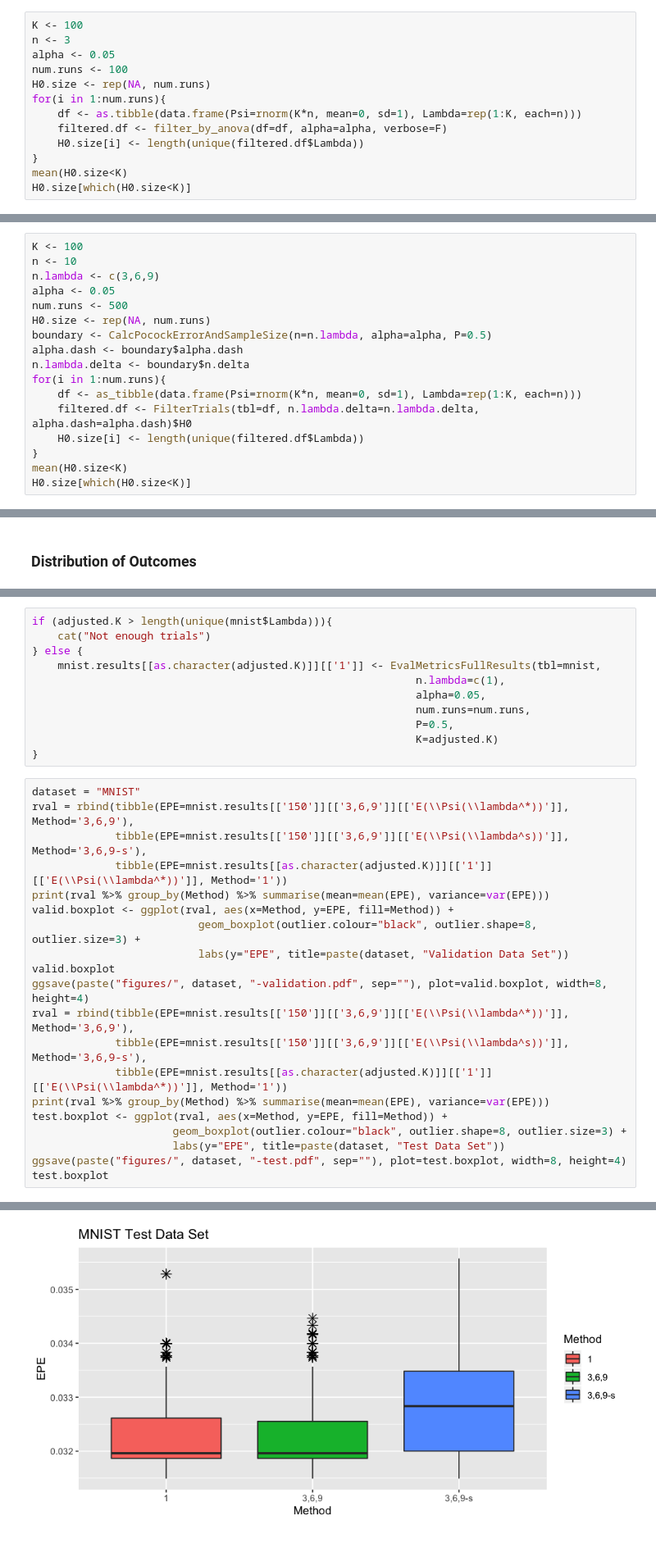
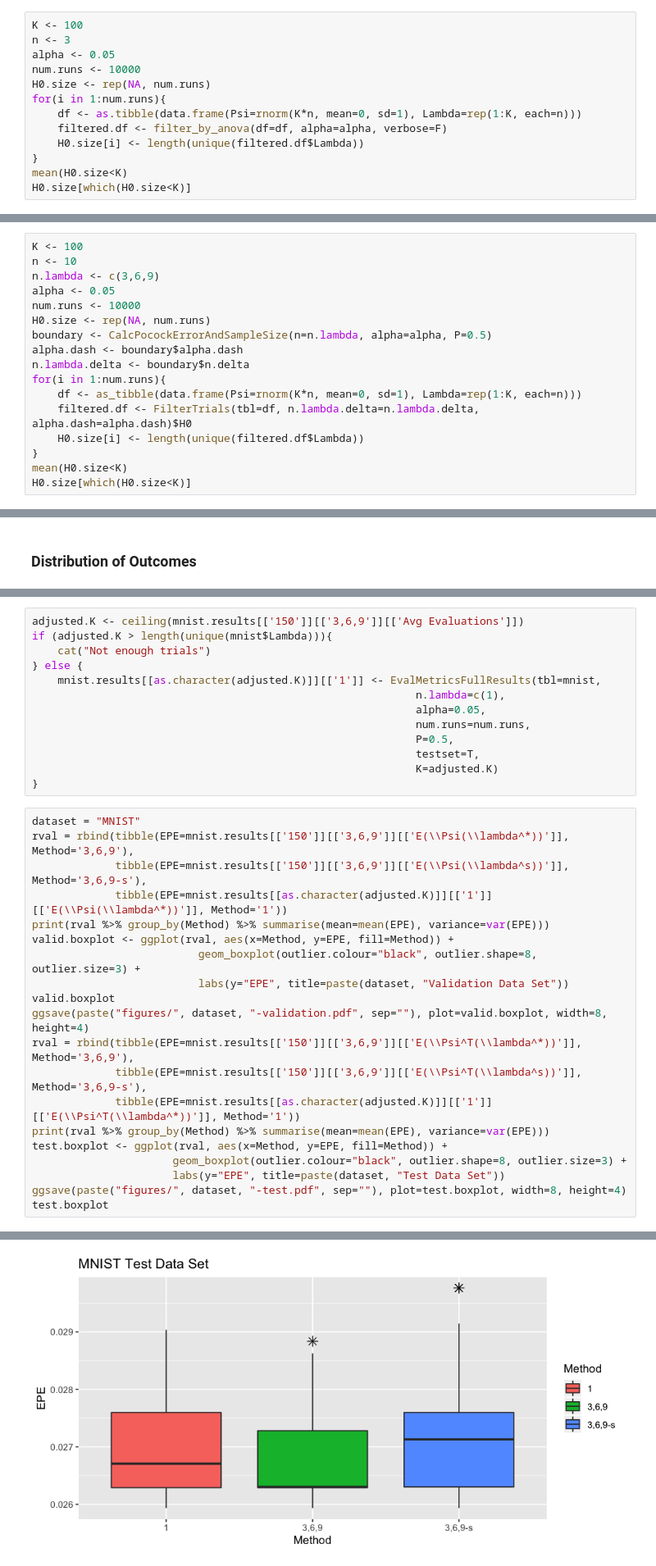
Before and after one commit to LarsHH/reproducible-hyperparameter-optimization-jcgs-2019, a Jupyter notebook: evaluation.ipynb, the cells around one changed output, grey strips where cells are left out. Shown at 82% size. Cells and saved outputs as stored; diff of their text form.

Commit message:
rerun results

```diff
--- a/evaluation.ipynb
+++ b/evaluation.ipynb
@@ -456,7 +447,7 @@ TableCreator <- function(results=NULL, caption="", label="") {
 K <- 100
 n <- 3
 alpha <- 0.05
-num.runs <- 100
+num.runs <- 10000
 H0.size <- rep(NA, num.runs)
 for(i in 1:num.runs){
     df <- as.tibble(data.frame(Psi=rnorm(K*n, mean=0, sd=1), Lambda=rep(1:K, each=n)))
@@ -475,7 +468,7 @@ K <- 100
 n <- 10
 n.lambda <- c(3,6,9)
 alpha <- 0.05
-num.runs <- 500
+num.runs <- 10000
 H0.size <- rep(NA, num.runs)
 boundary <- CalcPocockErrorAndSampleSize(n=n.lambda, alpha=alpha, P=0.5)
 alpha.dash <- boundary$alpha.dash
@@ -695,4 +661,5 @@ adjusted.K <- ceiling(mnist.results[['150']][['3,6,9']][['Avg Evaluations']])
 # %%
+adjusted.K <- ceiling(mnist.results[['150']][['3,6,9']][['Avg Evaluations']])
 if (adjusted.K > length(unique(mnist$Lambda))){
     cat("Not enough trials")
 } else {
@@ -701,6 +668,7 @@ if (adjusted.K > length(unique(mnist$Lambda))){
                                                             alpha=0.05,
                                                             num.runs=num.runs,
                                                             P=0.5,
+                                                            testset=T,
                                                             K=adjusted.K)
 }
 # %%
@@ -714,9 +682,9 @@ valid.boxplot <- ggplot(rval, aes(x=Method, y=EPE, fill=Method)) +
                           labs(y="EPE", title=paste(dataset, "Validation Data Set"))
 valid.boxplot
 ggsave(paste("figures/", dataset, "-validation.pdf", sep=""), plot=valid.boxplot, width=8, height=4)
-rval = rbind(tibble(EPE=mnist.results[['150']][['3,6,9']][['E(\\Psi(\\lambda^*))']], Method='3,6,9'),
-             tibble(EPE=mnist.results[['150']][['3,6,9']][['E(\\Psi(\\lambda^s))']], Method='3,6,9-s'),
-             tibble(EPE=mnist.results[[as.character(adjusted.K)]][['1']][['E(\\Psi(\\lambda^*))']], Method='1'))
+rval = rbind(tibble(EPE=mnist.results[['150']][['3,6,9']][['E(\\Psi^T(\\lambda^*))']], Method='3,6,9'),
+             tibble(EPE=mnist.results[['150']][['3,6,9']][['E(\\Psi^T(\\lambda^s))']], Method='3,6,9-s'),
+             tibble(EPE=mnist.results[[as.character(adjusted.K)]][['1']][['E(\\Psi^T(\\lambda^*))']], Method='1'))
 print(rval %>% group_by(Method) %>% summarise(mean=mean(EPE), variance=var(EPE)))
 test.boxplot <- ggplot(rval, aes(x=Method, y=EPE, fill=Method)) +
                       geom_boxplot(outlier.colour="black", outlier.shape=8, outlier.size=3) +
@@ -740,4 +708,4 @@ test.boxplot
-[figure, old version]
+[figure, new version]
 # %% [markdown]
 ### Sequential Boundary Results
 # %%
```
Also changed, not shown: parts of 55 cells of this notebook.
